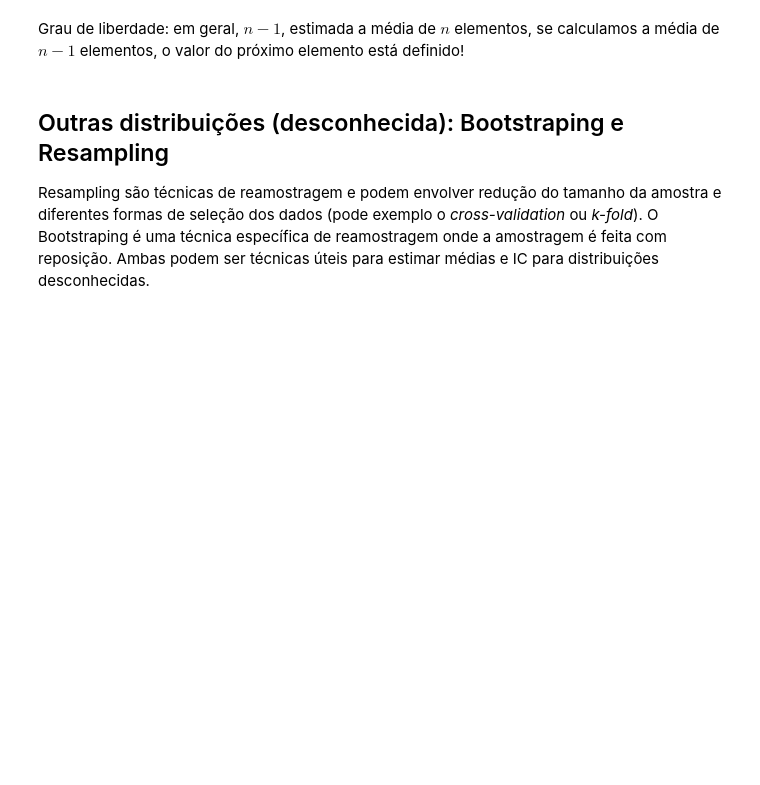
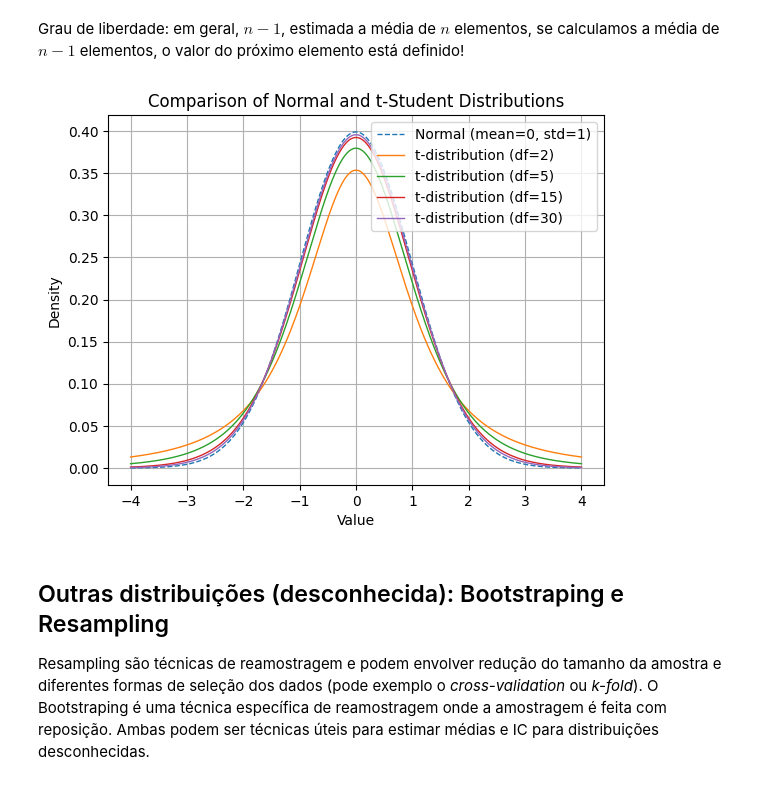
Before and after one commit to Rogerio-mack/IMT_CD_2025, a Jupyter notebook: IMT_IC_HipoteseTests.ipynb, the cells around one changed output. Drawn from its saved outputs; the diff is of its cells as text; code cells hidden in the pictures; blank space fills up the shorter version.

```diff
--- a/IMT_IC_HipoteseTests.ipynb
+++ b/IMT_IC_HipoteseTests.ipynb
@@ -82,6 +82,26 @@ IC para a população: (2.44, 3.19), Intervalo = (0.75)
 IC para a amostra  : (2.35, 3.28), Intervalo = (0.93)
 # %% [markdown]
 Grau de liberdade: em geral, $n-1$, estimada a média de $n$ elementos, se calculamos a média de $n-1$ elementos, o valor do próximo elemento está definido!
+# %%
+x = np.linspace(-4, 4, 1000)
+
+# Plot the normal distribution
+plt.plot(x, norm.pdf(x, 0, 1), label='Normal (mean=0, std=1)',linewidth=1,linestyle='--')
+
+# Plot the t-distributions for different degrees of freedom
+dfs = [2, 5, 15, 30]
+for df in dfs:
+  plt.plot(x, t.pdf(x, df), label=f't-distribution (df={df})',linewidth=1)
+
+# Add labels and title
+plt.xlabel('Value')
+plt.ylabel('Density')
+plt.title('Comparison of Normal and t-Student Distributions')
+plt.legend()
+plt.grid(True)
+plt.show()
+# %% [output]
+[figure, added]
 # %% [markdown]
 ## Outras distribuições (desconhecida): Bootstraping e Resampling
 
```
Also changed, not shown: parts of 9 cells of this notebook.
